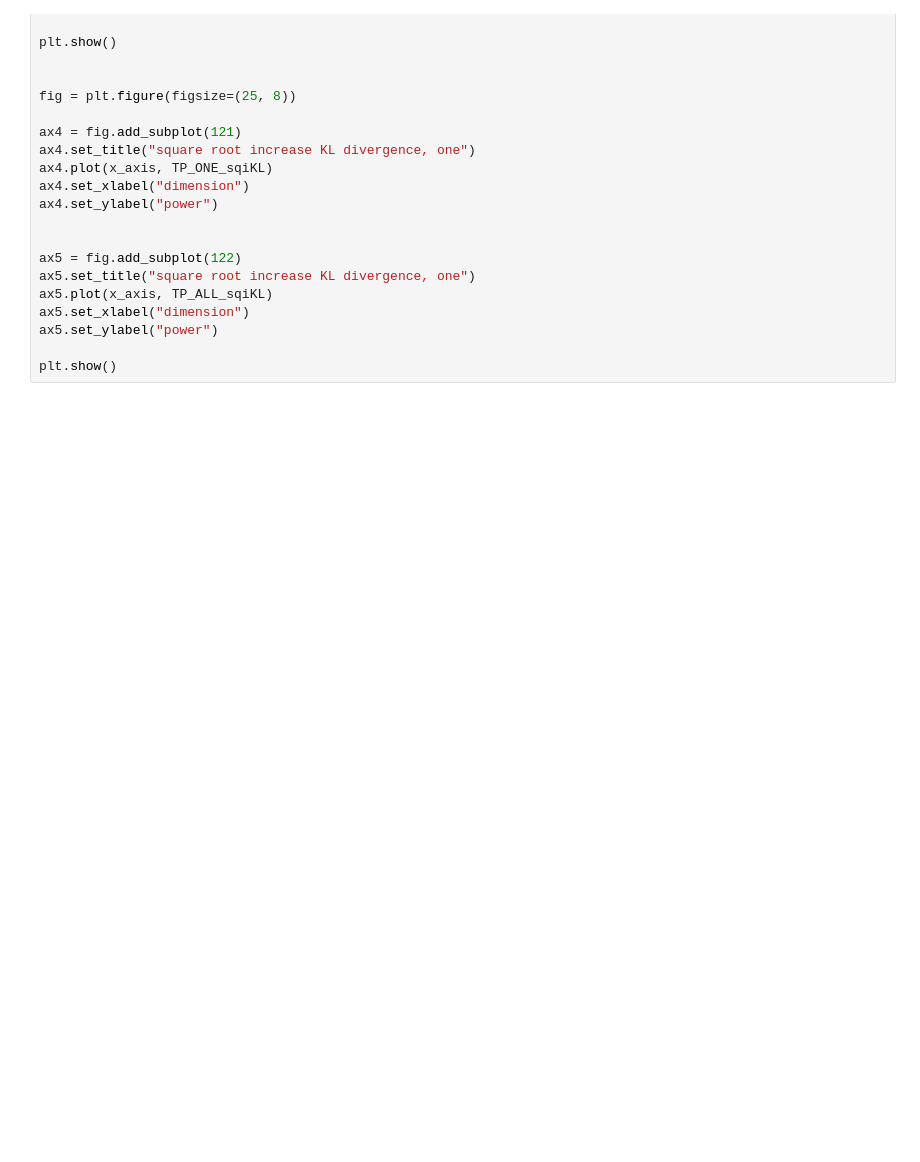
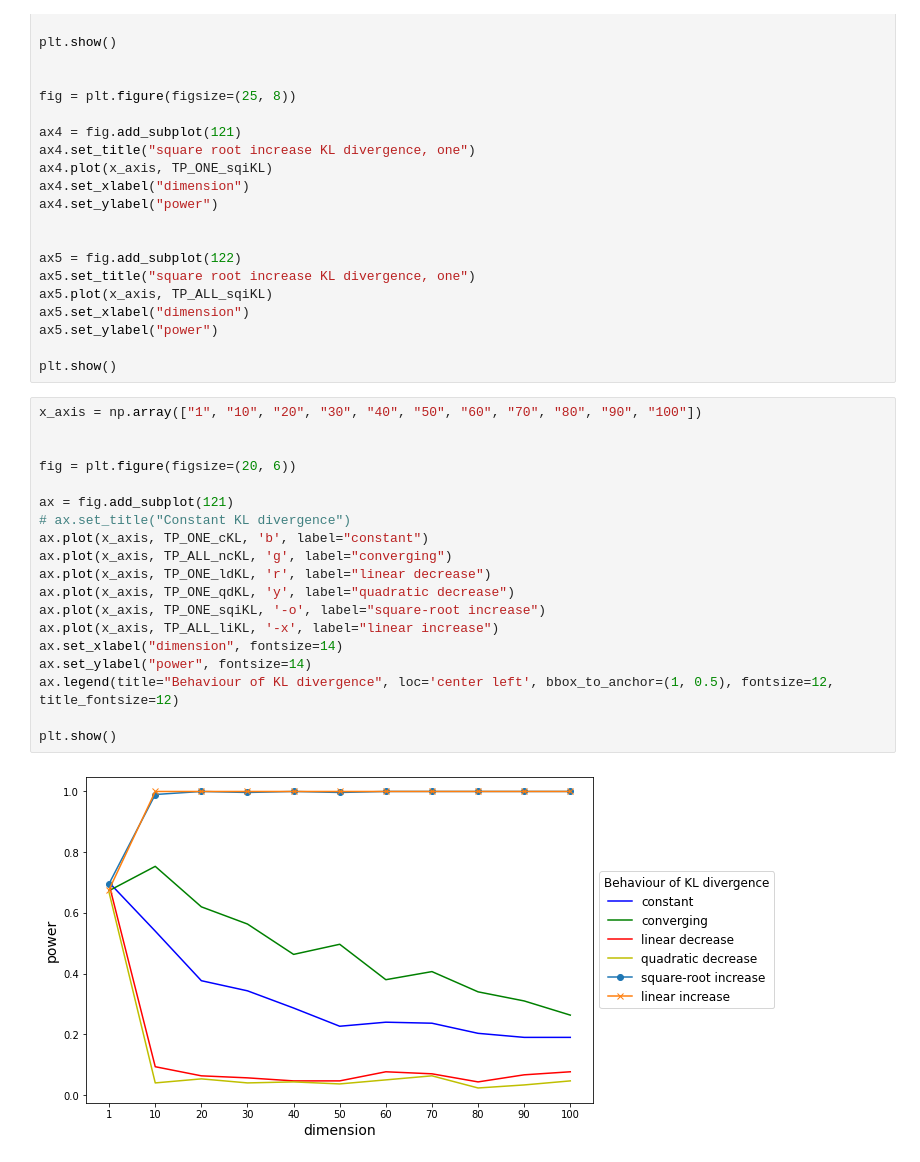
Before and after one commit to RuiziWu/M4Rproject, a Jupyter notebook: 3_some_scripts/test.ipynb, the cells around one changed output. Drawn from its saved outputs; the diff is of its cells as text; blank space fills up the shorter version.

```diff
--- a/3_some_scripts/test.ipynb
+++ b/3_some_scripts/test.ipynb
@@ -172,3 +172,24 @@ ax5.set_xlabel("dimension")
 ax5.set_ylabel("power")
 
 plt.show()
+# %%
+x_axis = np.array(["1", "10", "20", "30", "40", "50", "60", "70", "80", "90", "100"])
+
+
+fig = plt.figure(figsize=(20, 6))
+
+ax = fig.add_subplot(121)
+# ax.set_title("Constant KL divergence")
+ax.plot(x_axis, TP_ONE_cKL, 'b', label="constant")
+ax.plot(x_axis, TP_ALL_ncKL, 'g', label="converging")
+ax.plot(x_axis, TP_ONE_ldKL, 'r', label="linear decrease")
+ax.plot(x_axis, TP_ONE_qdKL, 'y', label="quadratic decrease")
+ax.plot(x_axis, TP_ONE_sqiKL, '-o', label="square-root increase")
+ax.plot(x_axis, TP_ALL_liKL, '-x', label="linear increase")
+ax.set_xlabel("dimension", fontsize=14)
+ax.set_ylabel("power", fontsize=14)
+ax.legend(title="Behaviour of KL divergence", loc='center left', bbox_to_anchor=(1, 0.5), fontsize=12, title_fontsize=12)
+
+plt.show()
+# %% [output]
+[figure, added]
```
Also changed, not shown: 31 other files.
